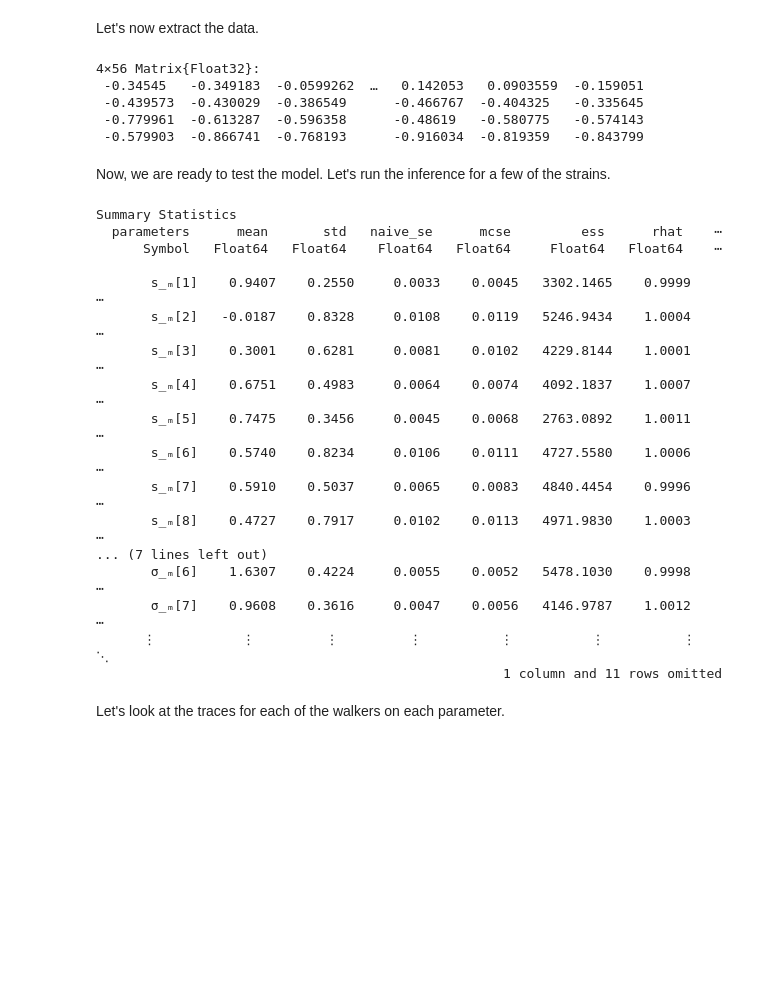
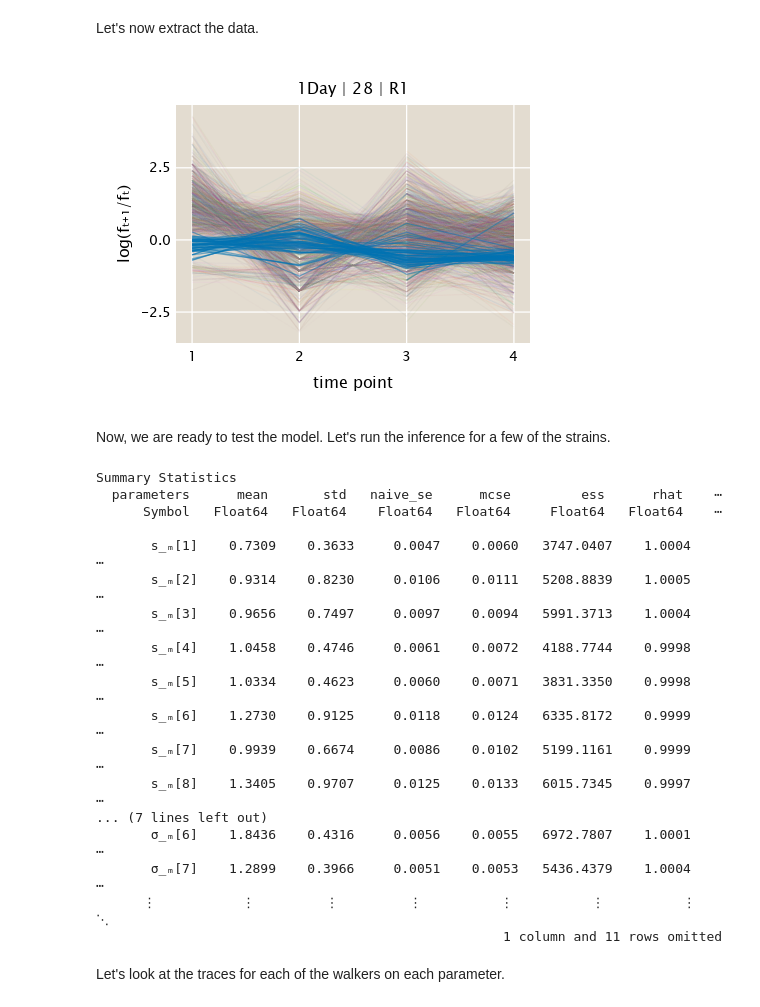
Before and after one commit to mrazomej/bayesian_fitness, a Jupyter notebook: code/exploratory/bayesian_mutant_fitness.ipynb, the cells around one changed output. Drawn from its saved outputs; the diff is of its cells as text; code cells hidden in the pictures; blank space fills up the shorter version.

```diff
--- a/code/exploratory/bayesian_mutant_fitness.ipynb
+++ b/code/exploratory/bayesian_mutant_fitness.ipynb
@@ -138,10 +138,15 @@ fitness_mutants (generic function with 2 methods)
 Let's now extract the data.
 # %%
 # Define information for data to extract
-batch = "Batch2"
+# batch = "Batch2"
+# hub = "1Day"
+# perturbation = "1.5"
+# rep = "R1"
+batch = "Batch1"
 hub = "1Day"
-perturbation = "1.5"
+perturbation = "28"
 rep = "R1"
+
 
 # Extract data. Note: The time T0 is common to all perturbations, thus, it must
 # be extracted separately as a second condition.
@@ -168,38 +173,72 @@ data_group = DF.groupby(data, :barcode)
 
 # Loop through each group
 for d in data_group
     # Compute log change
     DF.append!(
         data_log,
         DF.DataFrame(
             :barcode .=> first(d.barcode),
             :time => d.time[2:end],
             :logf => diff(log.(d.freq)),
             :neutral .=> first(d.neutral)
         )
     )
 end # for
 
 # Extract data for mutants
 logf_mut = hcat(
     [
         Float32.(DF.sort(d, :time).logf)
         for d in DF.groupby(data_log[.!data_log.neutral, :], :barcode)
     ]...
 )
 # Extract data for neutral lineages
 logf_neutral = hcat(
     [
         Float32.(DF.sort(d, :time).logf)
         for d in DF.groupby(data_log[data_log.neutral, :], :barcode)
     ]...
 )
+
+# Initialize figure
+fig = Figure(resolution=(450, 350))
+
+# Add axis
+ax = Axis(
+    fig[1, 1],
+    xlabel="time point",
+    ylabel="log(fₜ₊₁/fₜ)",
+    title="$(hub) | $(perturbation) | $(rep)"
+)
+
+# Define color palette
+colors = ColorSchemes.glasbey_hv_n256
+
+# group data by barcode
+data_group = DF.groupby(data_log[.!data_log.neutral, :], :barcode)
+# Loop through trajectories
+for bc in data_group
+    # Plot trajectory
+    lines!(
+        bc.logf,
+        color=(colors[StatsBase.sample(1:length(colors))], 0.05)
+    )
+end # for
+
+# group neutral barcodes by barcode
+data_group = DF.groupby(data_log[data_log.neutral, :], :barcode)
+# Loop through trajectories
+for bc in data_group
+    # Plot trajectory
+    lines!(
+        bc.logf,
+        color=(ColorSchemes.seaborn_colorblind[1], 0.5)
+    )
+end # for
+
+fig
 # %% [output]
-4×56 Matrix{Float32}:
- -0.34545   -0.349183  -0.0599262  …   0.142053   0.0903559  -0.159051
- -0.439573  -0.430029  -0.386549      -0.466767  -0.404325   -0.335645
- -0.779961  -0.613287  -0.596358      -0.48619   -0.580775   -0.574143
- -0.579903  -0.866741  -0.768193      -0.916034  -0.819359   -0.843799
+[figure, added]
 # %% [markdown]
 Now, we are ready to test the model. Let's run the inference for a few of the
 strains.
@@ -237,17 +276,17 @@ Summary Statistics
   parameters      mean       std   naive_se      mcse         ess      rhat    ⋯
       Symbol   Float64   Float64    Float64   Float64     Float64   Float64    ⋯
 
-       s̲ₘ[1]    0.9407    0.2550     0.0033    0.0045   3302.1465    0.9999    ⋯
-       s̲ₘ[2]   -0.0187    0.8328     0.0108    0.0119   5246.9434    1.0004    ⋯
-       s̲ₘ[3]    0.3001    0.6281     0.0081    0.0102   4229.8144    1.0001    ⋯
-       s̲ₘ[4]    0.6751    0.4983     0.0064    0.0074   4092.1837    1.0007    ⋯
-       s̲ₘ[5]    0.7475    0.3456     0.0045    0.0068   2763.0892    1.0011    ⋯
-       s̲ₘ[6]    0.5740    0.8234     0.0106    0.0111   4727.5580    1.0006    ⋯
-       s̲ₘ[7]    0.5910    0.5037     0.0065    0.0083   4840.4454    0.9996    ⋯
-       s̲ₘ[8]    0.4727    0.7917     0.0102    0.0113   4971.9830    1.0003    ⋯
+       s̲ₘ[1]    0.7309    0.3633     0.0047    0.0060   3747.0407    1.0004    ⋯
+       s̲ₘ[2]    0.9314    0.8230     0.0106    0.0111   5208.8839    1.0005    ⋯
+       s̲ₘ[3]    0.9656    0.7497     0.0097    0.0094   5991.3713    1.0004    ⋯
+       s̲ₘ[4]    1.0458    0.4746     0.0061    0.0072   4188.7744    0.9998    ⋯
+       s̲ₘ[5]    1.0334    0.4623     0.0060    0.0071   3831.3350    0.9998    ⋯
+       s̲ₘ[6]    1.2730    0.9125     0.0118    0.0124   6335.8172    0.9999    ⋯
+       s̲ₘ[7]    0.9939    0.6674     0.0086    0.0102   5199.1161    0.9999    ⋯
+       s̲ₘ[8]    1.3405    0.9707     0.0125    0.0133   6015.7345    0.9997    ⋯
 ... (7 lines left out)
-       σ̲ₘ[6]    1.6307    0.4224     0.0055    0.0052   5478.1030    0.9998    ⋯
-       σ̲ₘ[7]    0.9608    0.3616     0.0047    0.0056   4146.9787    1.0012    ⋯
+       σ̲ₘ[6]    1.8436    0.4316     0.0056    0.0055   6972.7807    1.0001    ⋯
+       σ̲ₘ[7]    1.2899    0.3966     0.0051    0.0053   5436.4379    1.0004    ⋯
       ⋮           ⋮         ⋮         ⋮          ⋮          ⋮          ⋮       ⋱
                                                     1 column and 11 rows omitted
 # %% [markdown]
```
Also changed, not shown: parts of 8 cells of this notebook.
